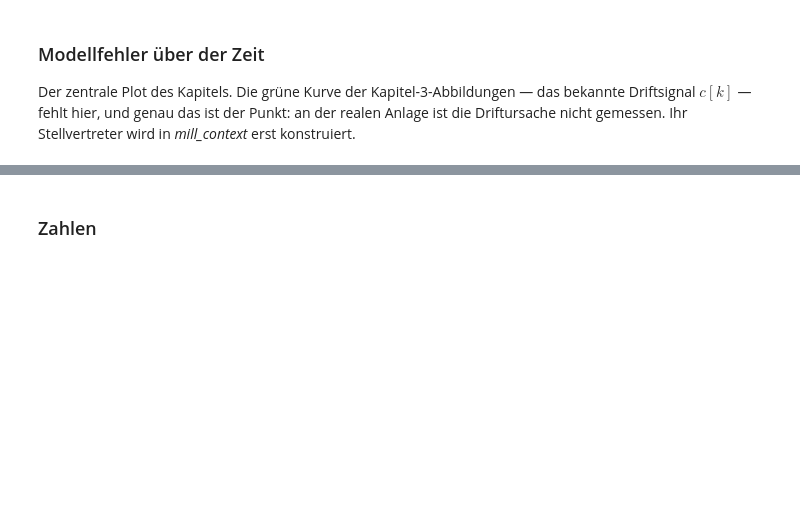
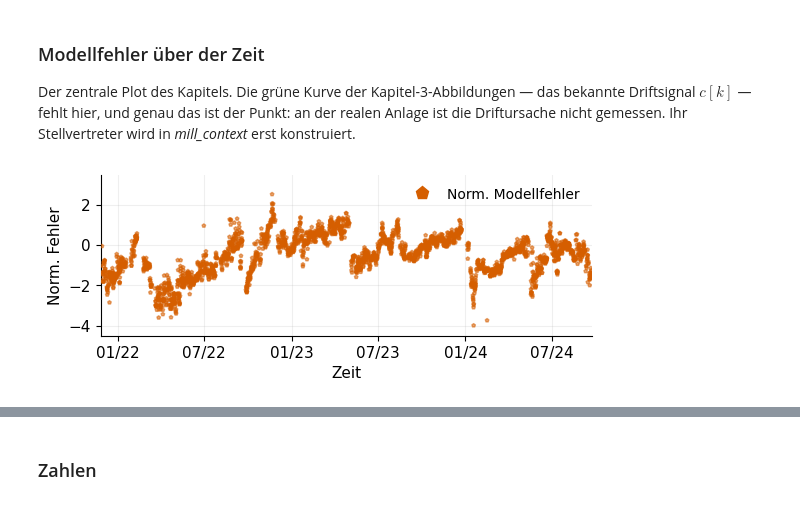
Before and after one commit to marijan-p/process_optimization_concept_drift, a Jupyter notebook: ipynb/mill/mill_model.ipynb, the cells around one changed output, grey strips where cells are left out. Drawn from its saved outputs; the diff is of its cells as text; code cells hidden in the pictures; blank space fills up the shorter version.

```diff
--- a/ipynb/mill/mill_model.ipynb
+++ b/ipynb/mill/mill_model.ipynb
@@ -189,22 +202,24 @@ realen Anlage ist die Driftursache nicht gemessen. Ihr Stellvertreter wird in
 # %%
 import matplotlib.pyplot as plt
 from src.utils import thesis_style as ts
 
 w = ts.fig_width()
 
 fig, ax, ax2 = ts.error_timeseries(
     stream_scored.index,
     [(stream_scored["model_error_norm"].to_numpy(), "drift_afflicted",
       "Norm. Modellfehler")],
-    cd=None, xlabel="Zeit", ylim=PLOT_YLIM,
+    cd=None, xlabel="Zeit", yscale="linear", ylim=(-4.5, 3.5),
     frac=PLOT_FRAC, rng=np.random.default_rng(SEED), s=7, alpha=0.55,
     month_interval=6, date_format="%m/%y",
-    legend=dict(bbox_to_anchor=[0.5, 1.16], loc="upper center", ncols=2),
+    legend=dict(loc="upper right", ncols=2),
 )
 plot_store.save_figure(fig, "model_error", model_cfg, final=IS_FINAL,
                        savefig_kwargs={"dpi": 300, "bbox_inches": "tight"},
                        archive_kwargs={"dpi": 300, "bbox_inches": "tight"})
 plt.show()
+# %% [output]
+[figure, added]
 # %%
 # Gleitender RMSE ueber ein ZEITfenster, nicht ueber eine Punktzahl: auf einem
 # unregelmaessigen Strom ist das der einzige Verlauf, der ueber Jahre
```
Also changed, not shown: parts of 11 cells of this notebook, 1 other file.
